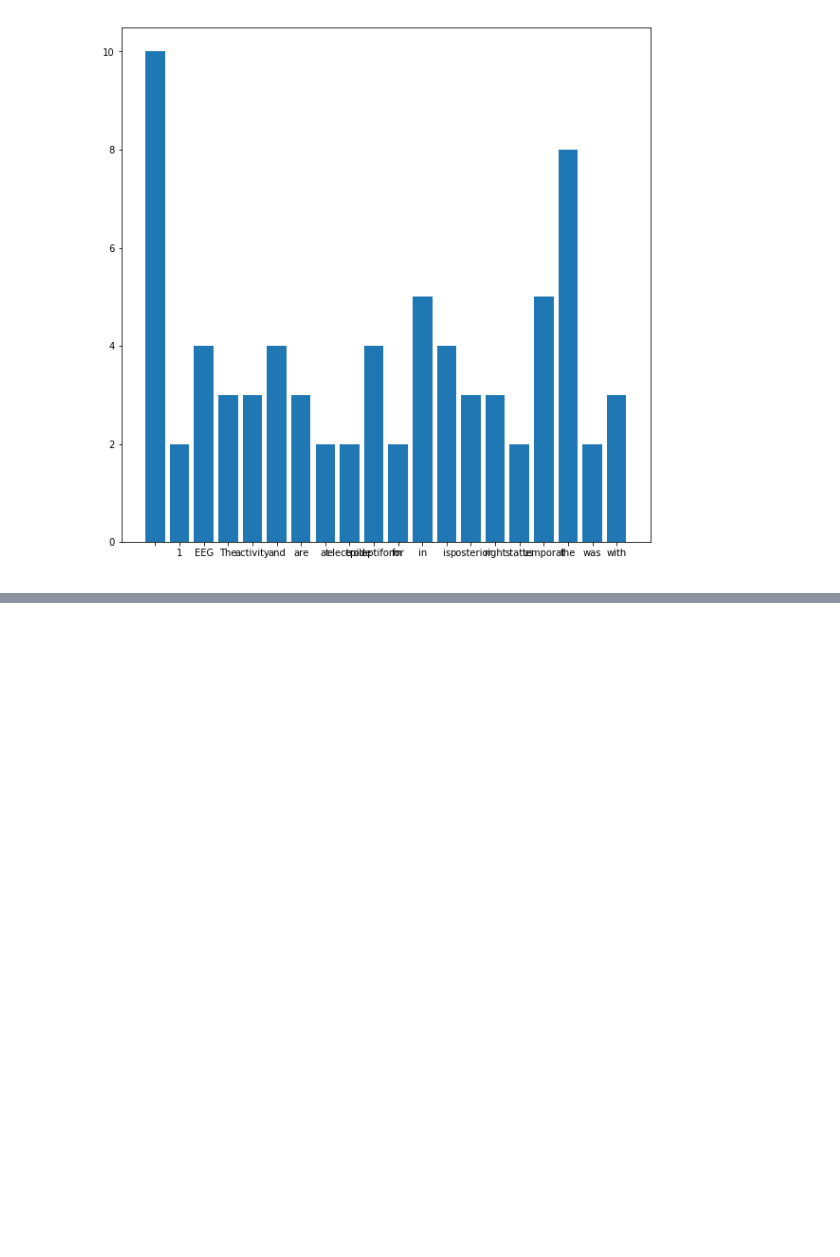
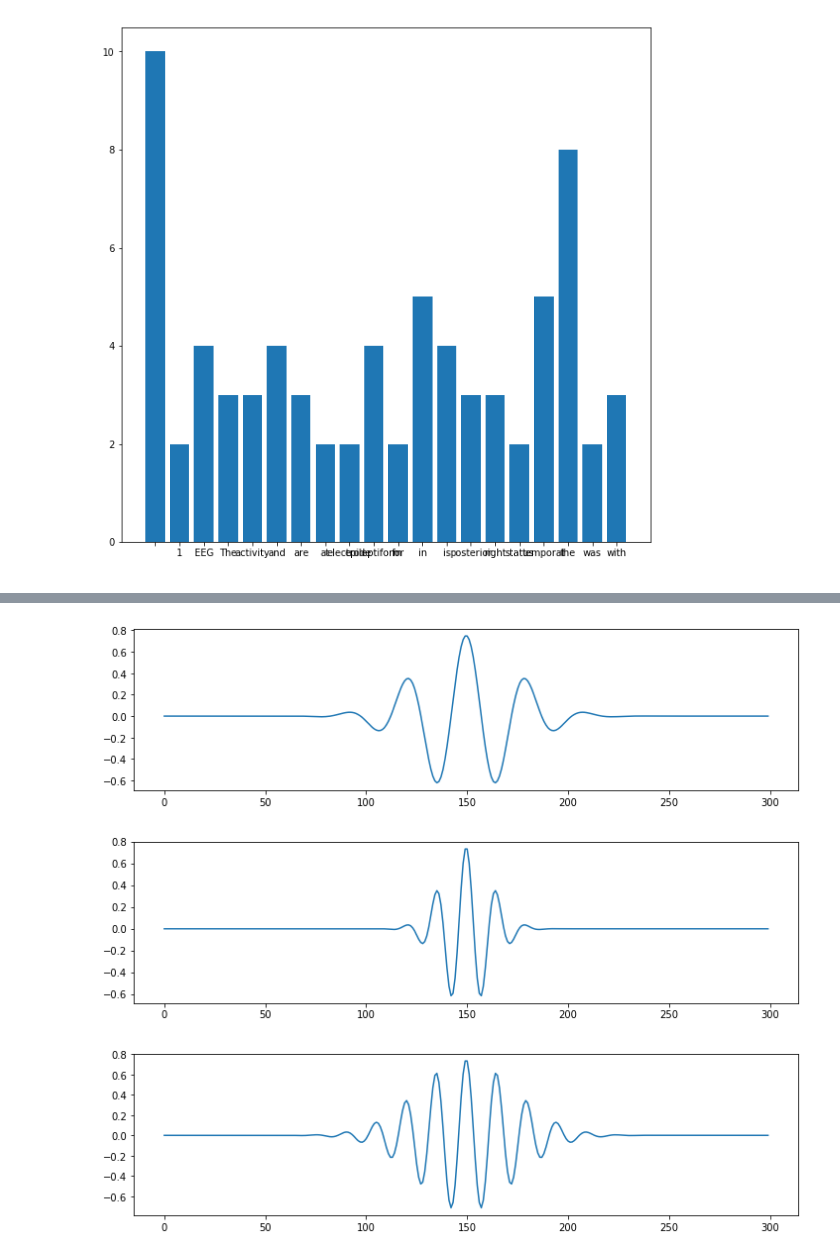
Before and after one commit to UC89/eegProject, a Jupyter notebook: fileTreeParser_1.ipynb, the cells around one changed output, grey strips where cells are left out. Saved outputs shown, nothing was run; the diff lists cells and outputs as text; code cells hidden in the pictures; blank space fills up the shorter version.

```diff
--- a/fileTreeParser_1.ipynb
+++ b/fileTreeParser_1.ipynb
@@ -856,0 +1539,17 @@ if 'key2' in sampleDict.keys():
+# %%
+morletSample = scipy.signal.morlet(300, w=5.0, s=1.0, complete=True)
+plt.title("Morlet Sample 5 Hz")
+plt.plot(morletSample)
+plt.show()
+
+morletSample = scipy.signal.morlet(300, w=5.0, s=2.0, complete=True)
+plt.plot(morletSample)
+plt.show()
+
+morletSample = scipy.signal.morlet(300, w=10.0, s=1.0, complete=True)
+plt.plot(morletSample)
+plt.show()
+# %% [output]
+[figure, added]
+[figure, added]
+[figure, added]
```
Also changed, not shown: parts of 13 cells of this notebook.
